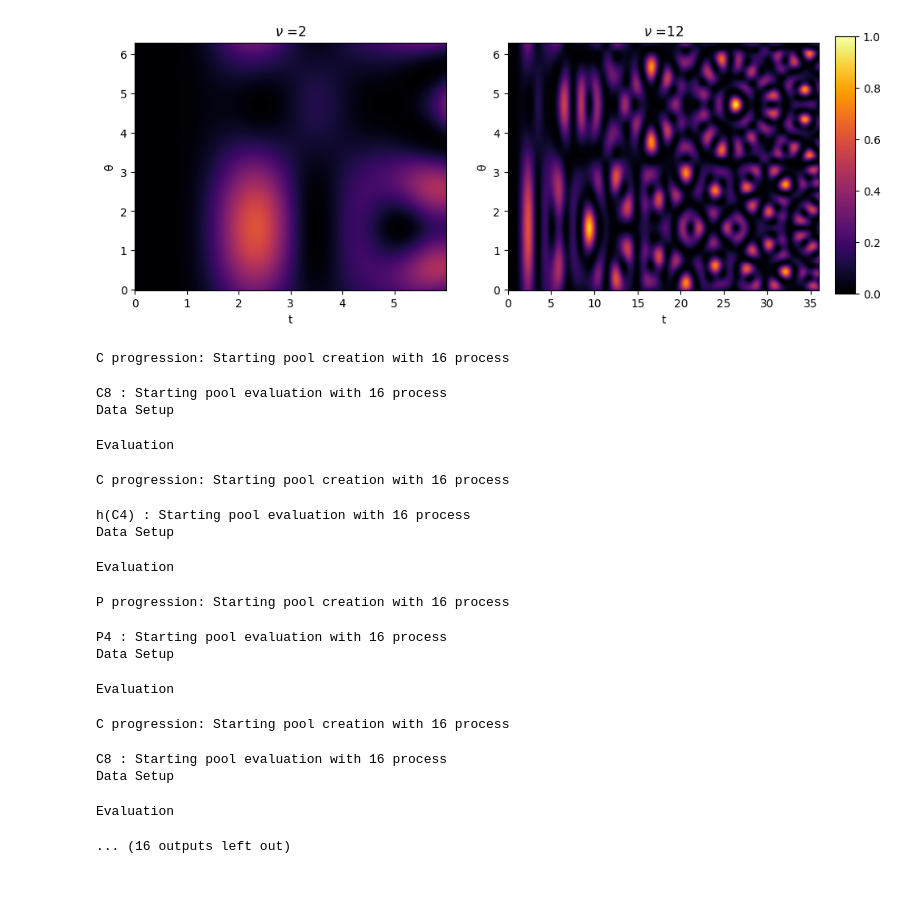
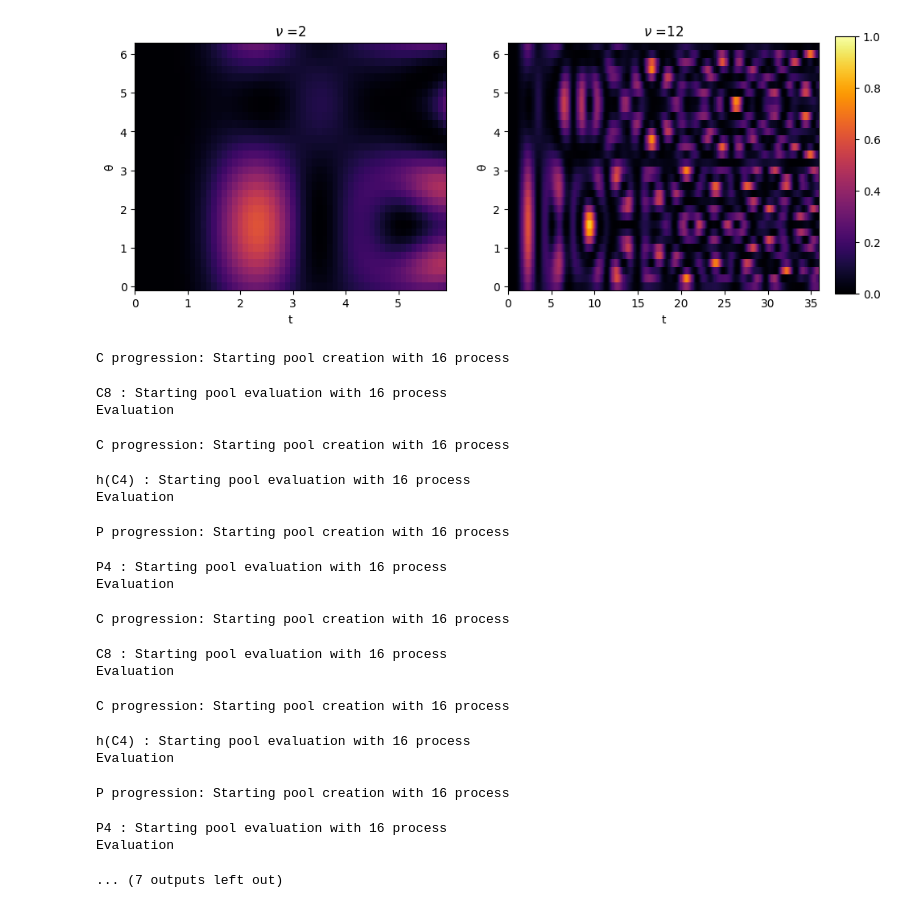
Before and after one commit to SwgAnno/achiral_qw, a Jupyter notebook: Python/examples/advanced.ipynb, the cells around one changed output. Saved outputs shown, nothing was run; the diff lists cells and outputs as text; code cells hidden in the pictures.

Commit message:
Clean up remaining Analyzer references Fully operating on TransportPatameters

```diff
--- a/Python/examples/advanced.ipynb
+++ b/Python/examples/advanced.ipynb
@@ -24,26 +17,29 @@ The autoreload extension is already loaded. To reload it, use:
 # %%
 # this method allows to compare how the phase dependend probability landscape changes according to the TIME CONSTANT used for maximum transport time
 
 def comp_evo_vs_phase(gr, TC_vec, **kwargs):
 
     n = len(TC_vec)
 
     fig, axx = plt.subplots(1,n, figsize = (5*n,4)) #5*n definitely is not scalable but what did you expect
 
     for ax, TC in zip(axx,TC_vec) :
         plot_evo_vs_phase(gr, TC = TC, ax = ax, **kwargs )
         ax.set_title("$\\nu$ ={}".format(TC))
 
     fit_colorbar(fig)
     plt.show()
 
 
-gr = qwgb.Ring(7)
-comp_evo_vs_phase(gr, (2,12), by = .01, phase_by = .02)
+gr = qwgb.Ring(7, COMPUTE_EIGEN= True)
+comp_evo_vs_phase(gr, (2,12), by = .1, phase_by = .2)
 # %% [output]
-[figure, old version]
+[figure, new version]
 # %%
 # we can also compare the transport time/probability of a family of graphs as a function of the transport distance and TIME CONSTANT
+
+from achiralqw.article import plot_size_progression_multi
+
 
 def comp_size_progression(TC_vec = [1,5,20], **kwargs):
 
@@ -52,10 +48,9 @@ def comp_size_progression(TC_vec = [1,5,20], **kwargs):
     for ax , TC in zip(axx, TC_vec):
         set_progression_plot(ax, **kwargs)
 
-        an = Analyzer(mode = "TC", TC = TC)
-        plot_size_progression_multi(ax = ax, mode = "TC", TC = TC, analyzer = an, **kwargs)
+        tp = TransportParameters(evt_mode= "TC", TC = TC)
+        plot_size_progression_multi(ax = ax, mode = "TC", TC = TC, tp = tp, **kwargs)
 
-    axx[-1].legend()
     fig.tight_layout()
 
     plt.show()
@@ -64,21 +59,23 @@ comp_size_progression( bounds = (4,50), step = 2, target = "t", x_mode = "size")
 # %% [output]
 C progression: Starting pool creation with 16 process
 C8 : Starting pool evaluation with 16 process
-Data Setup
+Evaluation
-Evaluation
+C progression: Starting pool creation with 16 process
-C progression: Starting pool creation with 16 process
+h(C4) : Starting pool evaluation with 16 process
+Evaluation
-h(C4) : Starting pool evaluation with 16 process
-Data Setup
+P progression: Starting pool creation with 16 process
+P4 : Starting pool evaluation with 16 process
 Evaluation
-P progression: Starting pool creation with 16 process
+C progression: Starting pool creation with 16 process
-P4 : Starting pool evaluation with 16 process
-Data Setup
+C8 : Starting pool evaluation with 16 process
+Evaluation
-Evaluation
+C progression: Starting pool creation with 16 process
-C progression: Starting pool creation with 16 process
+h(C4) : Starting pool evaluation with 16 process
+Evaluation
-C8 : Starting pool evaluation with 16 process
-Data Setup
+P progression: Starting pool creation with 16 process
+P4 : Starting pool evaluation with 16 process
 Evaluation
-... (16 outputs left out)
+... (7 outputs left out)
 # %%
 # here we can still visualize a comparison between the transport performance of families of graph, here we compare 3 different kind of chains
 
```
Also changed, not shown: parts of 8 cells of this notebook, 15 other files.
